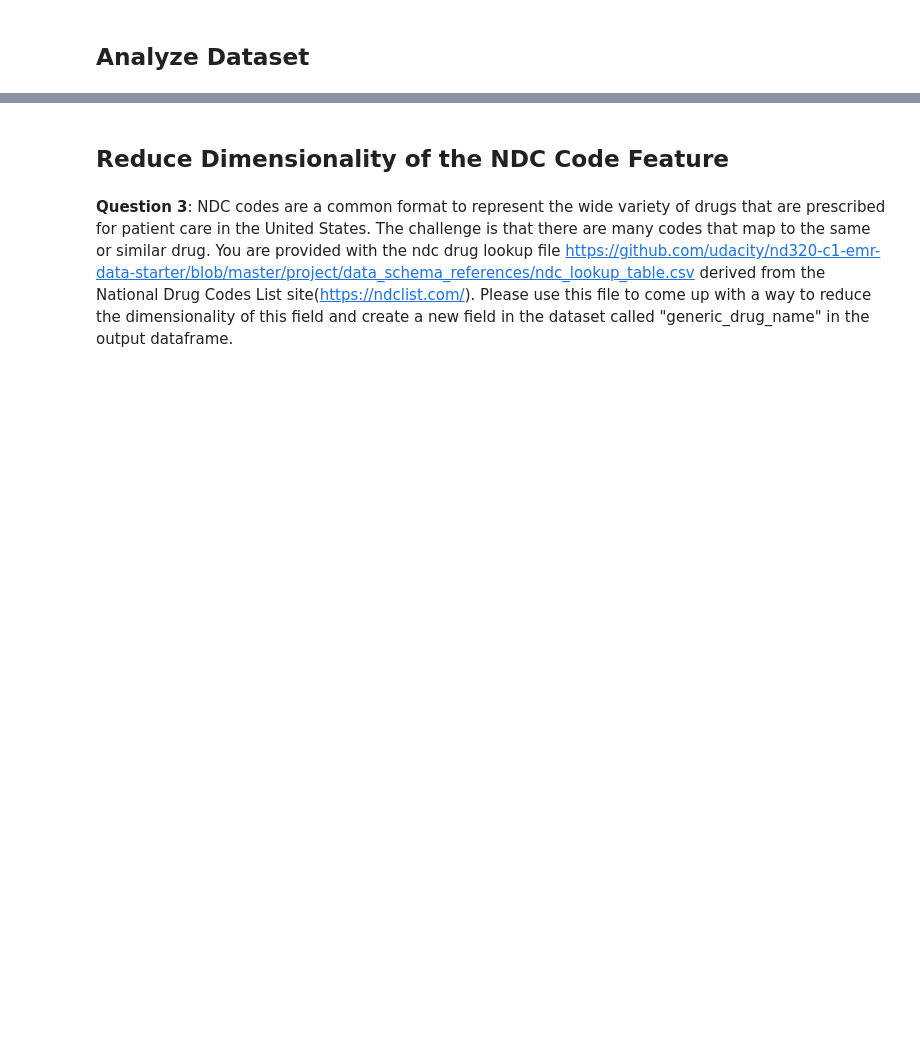
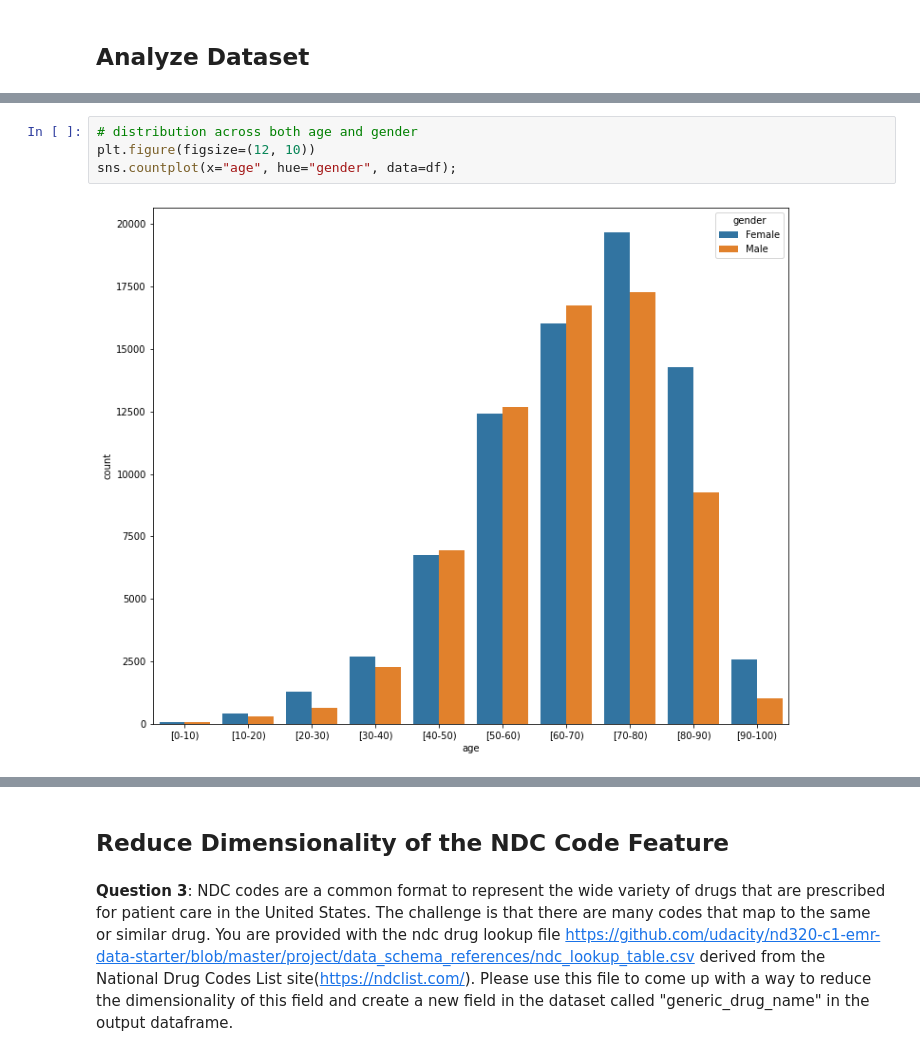
Before and after one commit to SaschaMet/Udacity-AI-for-Healthcare-NanoDegree, a Jupyter notebook: EMR/project/starter_code/student_project.ipynb, the cells around one changed output, grey strips where cells are left out. Cells and saved outputs as stored; diff of their text form; blank space fills up the shorter version.

```diff
--- a/EMR/project/starter_code/student_project.ipynb
+++ b/EMR/project/starter_code/student_project.ipynb
@@ -82,0 +218,6 @@ tfdv.visualize_statistics(full_data_stats)
+# %%
+# distribution across both age and gender
+plt.figure(figsize=(12, 10))
+sns.countplot(x="age", hue="gender", data=df);
+# %% [output]
+[figure, added]
```
Also changed, not shown: parts of 40 cells of this notebook, 4 other files.
